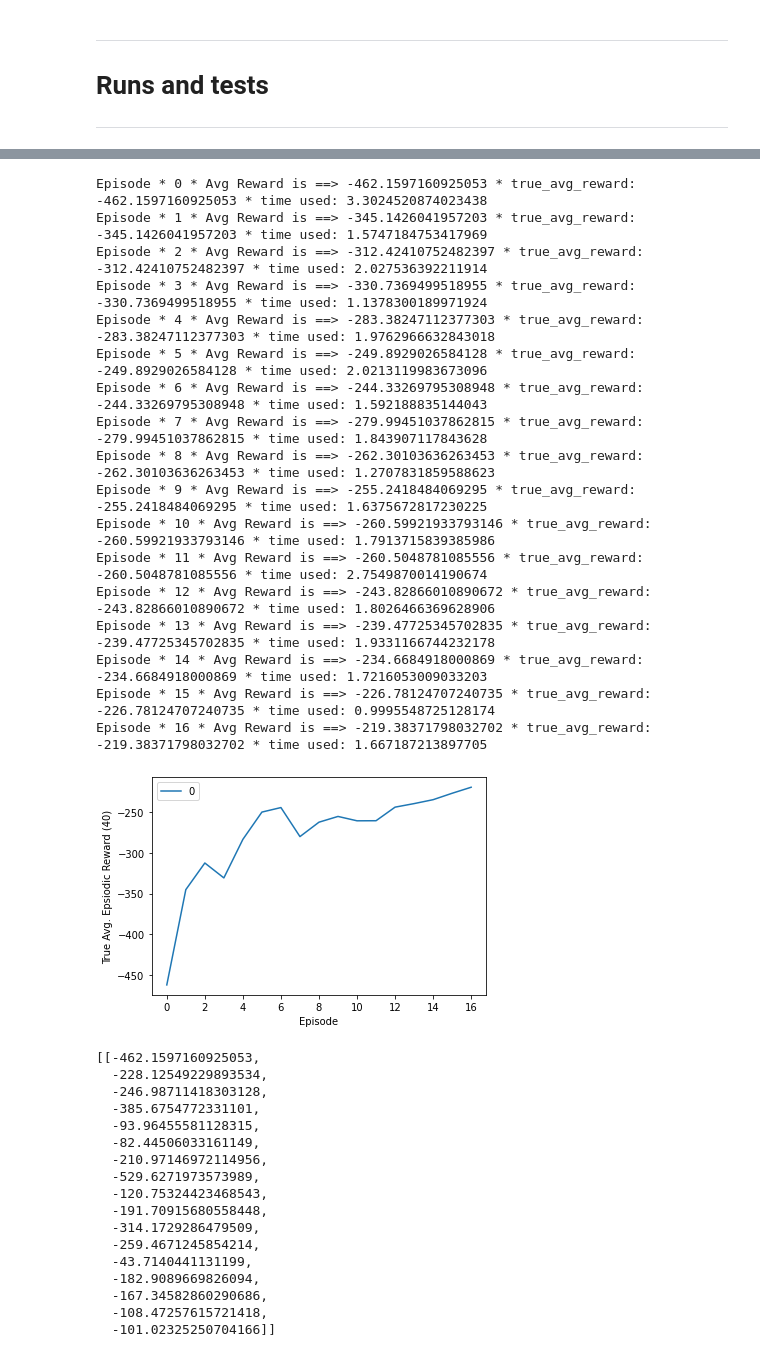
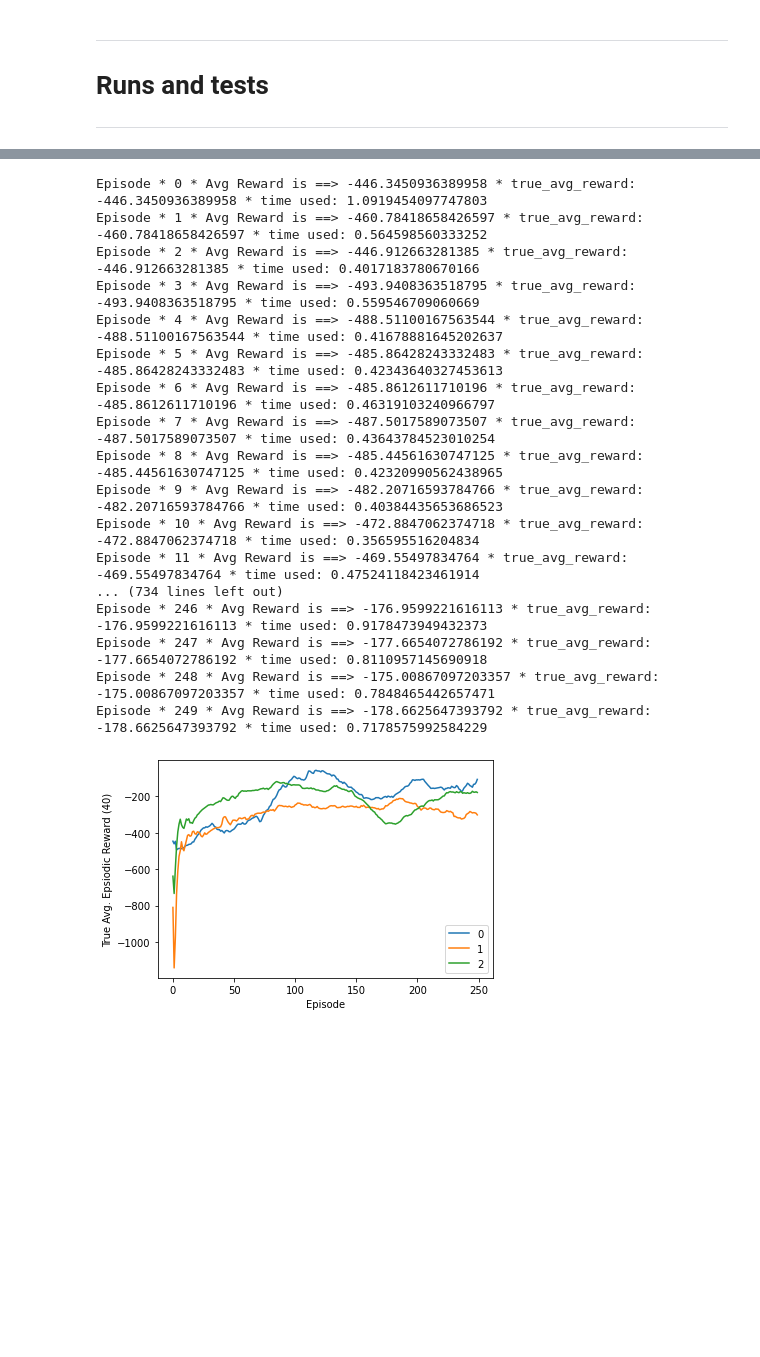
Before and after one commit to mnbvmnbv2/Lunar-Lander, a Jupyter notebook: Lunar.ipynb, the cells around one changed output, grey strips where cells are left out. Drawn from its saved outputs; the diff is of its cells as text; code cells hidden in the pictures; blank space fills up the shorter version.

Commit message:
Add output and return reward params

```diff
--- a/Lunar.ipynb
+++ b/Lunar.ipynb
@@ -229,7 +230,8 @@ def run(total_trials=3, total_episodes=100,
             actor_lr=0.001, gamma=0.99, tau=0.005, noise_mult=1, save_weights=False,
             directory='Weights/', actor_name='actor', critic_name='critic',
             gamma_func=fixed, tau_func=fixed, critic_lr_func=fixed, actor_lr_func=fixed,
-            noise_mult_func=fixed, std_dev_func=fixed, mean_number=40):
+            noise_mult_func=fixed, std_dev_func=fixed, mean_number=40, output=True,
+            return_rewards=False):
     # To store reward history of each episode
     ep_reward_list = []
     # To store average reward history of last few episodes
@@ -307,8 +309,9 @@ def run(total_trials=3, total_episodes=100,
 
             # Mean of last x episodes
             avg_reward = np.mean(ep_reward_list[trial][-mean_number:])
-            print("Episode * {} * Avg Reward is ==> {} * true_avg_reward: {} * time used: {}"
-                  .format(ep, avg_reward, true_avg_reward, (time.time() - before)))
+            if output:
+                print("Episode {} * Avg Reward {:.2f} * true_avg_reward {:.2f} * reward {:.2f} * time used: {:.2f}"
+                  .format(ep, avg_reward, true_avg_reward, true_reward, (time.time() - before)))
             avg_reward_list[trial].append(avg_reward)
 
         if save_weights:
@@ -324,7 +327,8 @@ def run(total_trials=3, total_episodes=100,
     plt.show()
 
     # Return to be able to make graphs etc. later, or use the data for other stuff
-    return true_reward_list
+    if return_rewards:
+        return true_reward_list
 # %%
 def test(total_episodes=10, actor_weights='Weights/actor-trial0.h5', render=False):
     rewards = []
@@ -415,0 +406,12 @@ random(render=False)
+# %%
+def a(x, episode):
+    if episode < 100:
+        return 5
+    elif episode < 200:
+        return 3
+    elif episode < 300:
+        return 2
+    elif episode < 400:
+        return 1
+    else:
+        return 0.5
@@ -416,38 +428,21 @@ random(render=False)
 # %%
-run(total_trials=1, total_episodes=17, save_weights=True)
+run(total_trials=3, total_episodes=250, noise_mult_func=a, save_weights=True)
 # %% [output]
-Episode * 0 * Avg Reward is ==> -462.1597160925053 * true_avg_reward: -462.1597160925053 * time used: 3.3024520874023438
-Episode * 1 * Avg Reward is ==> -345.1426041957203 * true_avg_reward: -345.1426041957203 * time used: 1.5747184753417969
-Episode * 2 * Avg Reward is ==> -312.42410752482397 * true_avg_reward: -312.42410752482397 * time used: 2.027536392211914
-Episode * 3 * Avg Reward is ==> -330.7369499518955 * true_avg_reward: -330.7369499518955 * time used: 1.1378300189971924
-Episode * 4 * Avg Reward is ==> -283.38247112377303 * true_avg_reward: -283.38247112377303 * time used: 1.9762966632843018
-Episode * 5 * Avg Reward is ==> -249.8929026584128 * true_avg_reward: -249.8929026584128 * time used: 2.0213119983673096
-Episode * 6 * Avg Reward is ==> -244.33269795308948 * true_avg_reward: -244.33269795308948 * time used: 1.592188835144043
-Episode * 7 * Avg Reward is ==> -279.99451037862815 * true_avg_reward: -279.99451037862815 * time used: 1.843907117843628
-Episode * 8 * Avg Reward is ==> -262.30103636263453 * true_avg_reward: -262.30103636263453 * time used: 1.2707831859588623
-Episode * 9 * Avg Reward is ==> -255.2418484069295 * true_avg_reward: -255.2418484069295 * time used: 1.6375672817230225
-Episode * 10 * Avg Reward is ==> -260.59921933793146 * true_avg_reward: -260.59921933793146 * time used: 1.7913715839385986
-Episode * 11 * Avg Reward is ==> -260.5048781085556 * true_avg_reward: -260.5048781085556 * time used: 2.7549870014190674
-Episode * 12 * Avg Reward is ==> -243.82866010890672 * true_avg_reward: -243.82866010890672 * time used: 1.8026466369628906
-Episode * 13 * Avg Reward is ==> -239.47725345702835 * true_avg_reward: -239.47725345702835 * time used: 1.9331166744232178
-Episode * 14 * Avg Reward is ==> -234.6684918000869 * true_avg_reward: -234.6684918000869 * time used: 1.7216053009033203
-Episode * 15 * Avg Reward is ==> -226.78124707240735 * true_avg_reward: -226.78124707240735 * time used: 0.9995548725128174
-Episode * 16 * Avg Reward is ==> -219.38371798032702 * true_avg_reward: -219.38371798032702 * time used: 1.667187213897705
+Episode * 0 * Avg Reward is ==> -446.3450936389958 * true_avg_reward: -446.3450936389958 * time used: 1.0919454097747803
+Episode * 1 * Avg Reward is ==> -460.78418658426597 * true_avg_reward: -460.78418658426597 * time used: 0.564598560333252
+Episode * 2 * Avg Reward is ==> -446.912663281385 * true_avg_reward: -446.912663281385 * time used: 0.4017183780670166
+Episode * 3 * Avg Reward is ==> -493.9408363518795 * true_avg_reward: -493.9408363518795 * time used: 0.559546709060669
+Episode * 4 * Avg Reward is ==> -488.51100167563544 * true_avg_reward: -488.51100167563544 * time used: 0.41678881645202637
+Episode * 5 * Avg Reward is ==> -485.86428243332483 * true_avg_reward: -485.86428243332483 * time used: 0.42343640327453613
+Episode * 6 * Avg Reward is ==> -485.8612611710196 * true_avg_reward: -485.8612611710196 * time used: 0.46319103240966797
+Episode * 7 * Avg Reward is ==> -487.5017589073507 * true_avg_reward: -487.5017589073507 * time used: 0.43643784523010254
+Episode * 8 * Avg Reward is ==> -485.44561630747125 * true_avg_reward: -485.44561630747125 * time used: 0.42320990562438965
+Episode * 9 * Avg Reward is ==> -482.20716593784766 * true_avg_reward: -482.20716593784766 * time used: 0.40384435653686523
+Episode * 10 * Avg Reward is ==> -472.8847062374718 * true_avg_reward: -472.8847062374718 * time used: 0.356595516204834
+Episode * 11 * Avg Reward is ==> -469.55497834764 * true_avg_reward: -469.55497834764 * time used: 0.47524118423461914
+... (734 lines left out)
+Episode * 246 * Avg Reward is ==> -176.9599221616113 * true_avg_reward: -176.9599221616113 * time used: 0.9178473949432373
+Episode * 247 * Avg Reward is ==> -177.6654072786192 * true_avg_reward: -177.6654072786192 * time used: 0.8110957145690918
+Episode * 248 * Avg Reward is ==> -175.00867097203357 * true_avg_reward: -175.00867097203357 * time used: 0.7848465442657471
+Episode * 249 * Avg Reward is ==> -178.6625647393792 * true_avg_reward: -178.6625647393792 * time used: 0.7178575992584229
-[figure, old version]
+[figure, new version]
-[[-462.1597160925053,
-  -228.12549229893534,
-  -246.98711418303128,
-  -385.6754772331101,
-  -93.96455581128315,
-  -82.44506033161149,
-  -210.97146972114956,
-  -529.6271973573989,
-  -120.75324423468543,
-  -191.70915680558448,
-  -314.1729286479509,
-  -259.4671245854214,
-  -43.7140441131199,
-  -182.9089669826094,
-  -167.34582860290686,
-  -108.47257615721418,
-  -101.02325250704166]]
```
Also changed, not shown: parts of 7 cells of this notebook.
